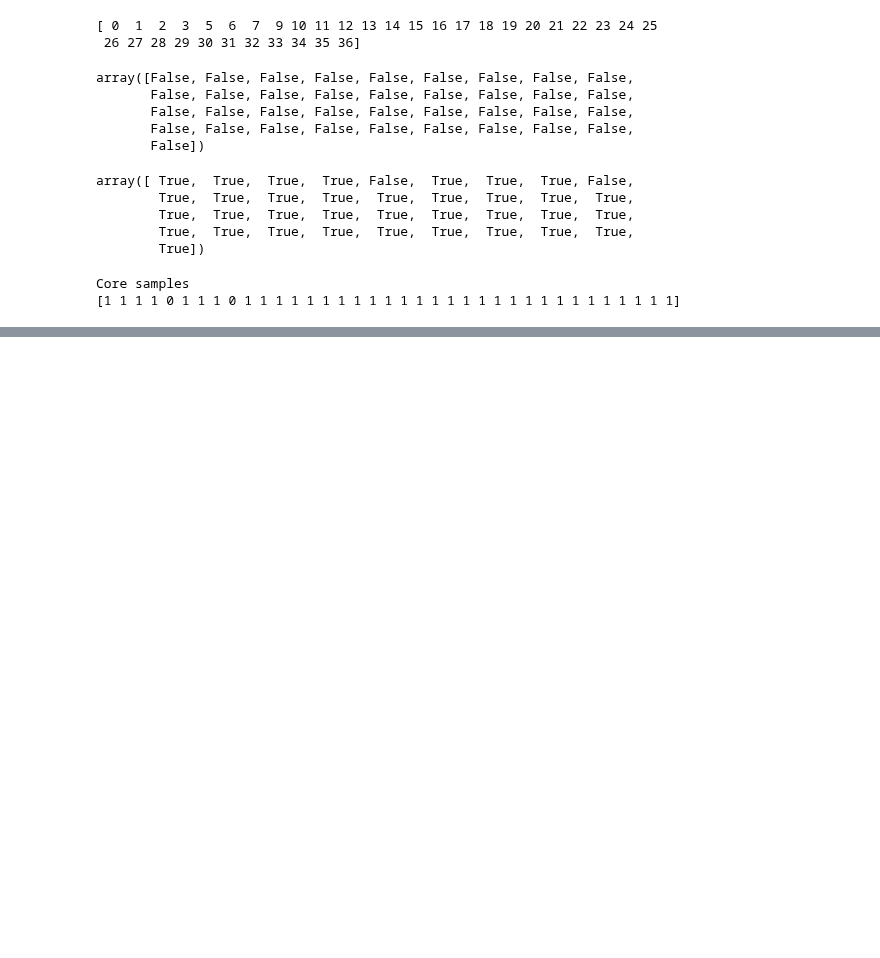
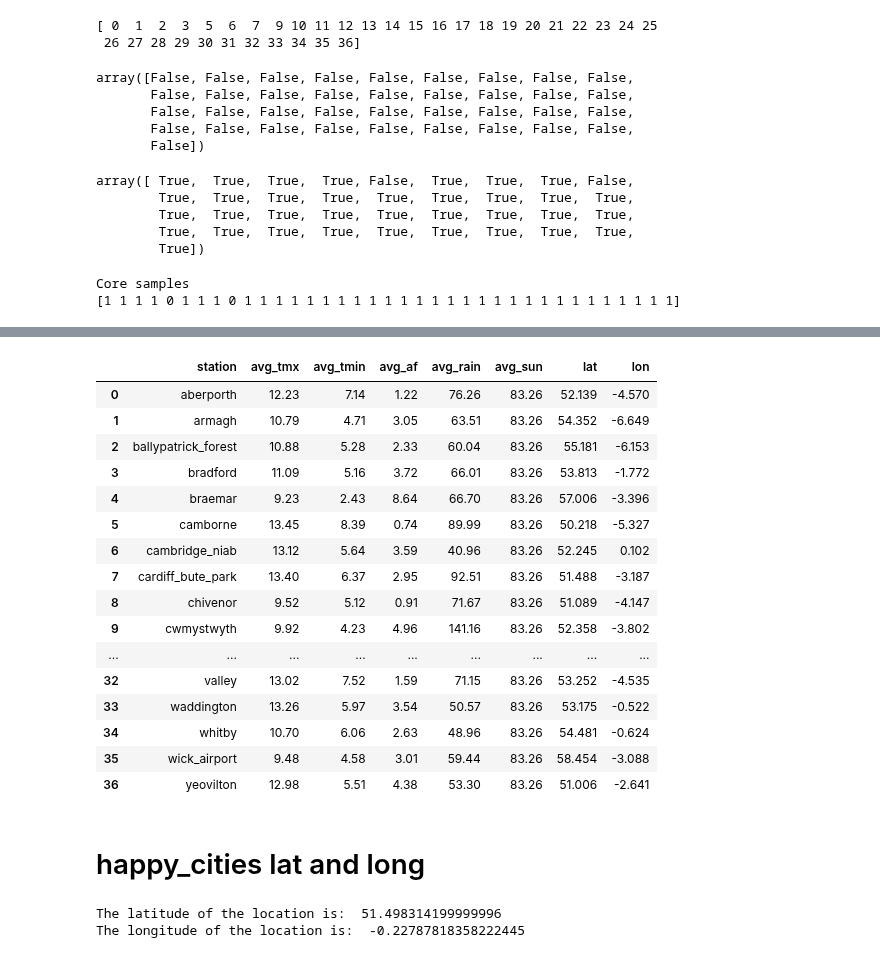
Before and after one commit to paxton615/Notes, a Jupyter notebook: Weather_stations/Download_station_data.ipynb, the cells around one changed output, grey strips where cells are left out. Drawn from its saved outputs; the diff is of its cells as text; code cells hidden in the pictures; blank space fills up the shorter version.

Commit message:
got lat and lon for all cities

```diff
--- a/Weather_stations/Download_station_data.ipynb
+++ b/Weather_stations/Download_station_data.ipynb
@@ -397,0 +463,32 @@ Core samples
+# %%
+last_five = data
+# %% [output]
+|  | station | avg_tmx | avg_tmin | avg_af | avg_rain | avg_sun | lat | lon |
+| 0 | aberporth | 12.23 | 7.14 | 1.22 | 76.26 | 83.26 | 52.139 | -4.570 |
+| 1 | armagh | 10.79 | 4.71 | 3.05 | 63.51 | 83.26 | 54.352 | -6.649 |
+| 2 | ballypatrick_forest | 10.88 | 5.28 | 2.33 | 60.04 | 83.26 | 55.181 | -6.153 |
+| 3 | bradford | 11.09 | 5.16 | 3.72 | 66.01 | 83.26 | 53.813 | -1.772 |
+| 4 | braemar | 9.23 | 2.43 | 8.64 | 66.70 | 83.26 | 57.006 | -3.396 |
+| 5 | camborne | 13.45 | 8.39 | 0.74 | 89.99 | 83.26 | 50.218 | -5.327 |
+| 6 | cambridge_niab | 13.12 | 5.64 | 3.59 | 40.96 | 83.26 | 52.245 | 0.102 |
+| 7 | cardiff_bute_park | 13.40 | 6.37 | 2.95 | 92.51 | 83.26 | 51.488 | -3.187 |
+| 8 | chivenor | 9.52 | 5.12 | 0.91 | 71.67 | 83.26 | 51.089 | -4.147 |
+| 9 | cwmystwyth | 9.92 | 4.23 | 4.96 | 141.16 | 83.26 | 52.358 | -3.802 |
+| ... | ... | ... | ... | ... | ... | ... | ... | ... |
+| 32 | valley | 13.02 | 7.52 | 1.59 | 71.15 | 83.26 | 53.252 | -4.535 |
+| 33 | waddington | 13.26 | 5.97 | 3.54 | 50.57 | 83.26 | 53.175 | -0.522 |
+| 34 | whitby | 10.70 | 6.06 | 2.63 | 48.96 | 83.26 | 54.481 | -0.624 |
+| 35 | wick_airport | 9.48 | 4.58 | 3.01 | 59.44 | 83.26 | 58.454 | -3.088 |
+| 36 | yeovilton | 12.98 | 5.51 | 4.38 | 53.30 | 83.26 | 51.006 | -2.641 |
+# %% [markdown]
+# happy_cities lat and long
+# %%
+geolocator = Nominatim(user_agent="MyApp")
+
+location = geolocator.geocode("Hammersmith and Fulham ")
+
+print("The latitude of the location is: ", location.latitude)
+print("The longitude of the location is: ", location.longitude)
+# %% [output]
+The latitude of the location is:  51.498314199999996
+The longitude of the location is:  -0.22787818358222445
```
Also changed, not shown: parts of 16 cells of this notebook, 7 other files.
